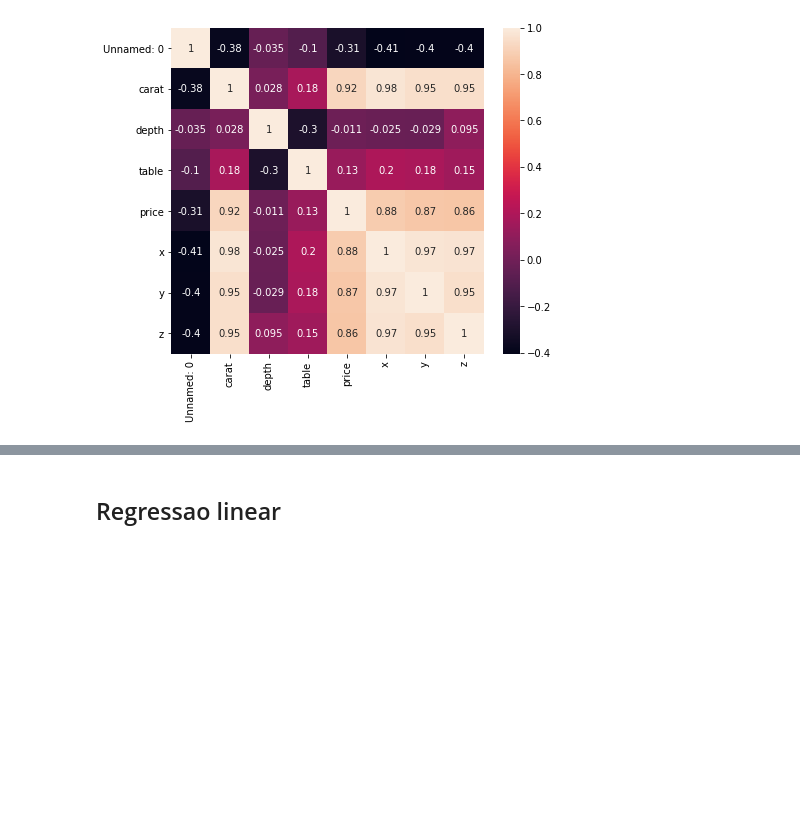
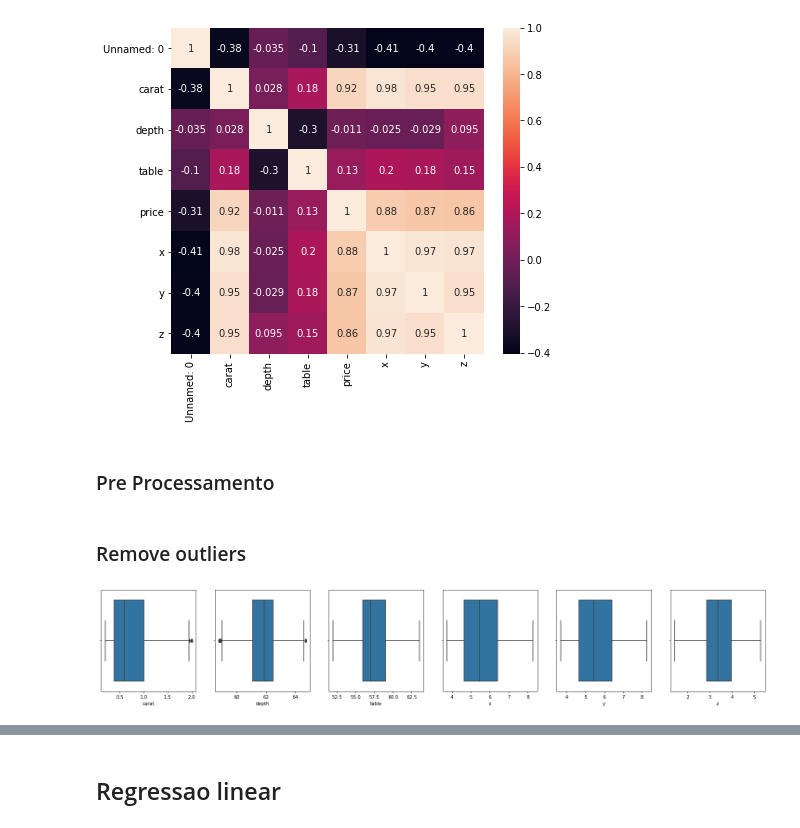
Before and after one commit to Diego07101985/mineracao-dados, a Jupyter notebook: mineracao_dados.ipynb, the cells around one changed output, grey strips where cells are left out. Cells and saved outputs as stored; diff of their text form; code cells hidden in the pictures; blank space fills up the shorter version.

Commit message:
remove outliers

```diff
--- a/mineracao_dados.ipynb
+++ b/mineracao_dados.ipynb
@@ -496,3 +497,50 @@ sns.heatmap(correlation, annot=True)
 plt.show()
 # %% [output]
 [figure]
+# %% [markdown]
+### Pre Processamento
+# %% [markdown]
+### Remove outliers
+# %%
+df_number_type = df_diamonds.select_dtypes(exclude='O').columns[1:]
+
+def range_for_remove_outliers(attr):
+    df_attr = df_diamonds[attr]
+    q3 = df_attr.quantile(q=0.75)
+    q1 = df_attr.quantile(q=0.25)
+
+#     print(f"Q3 = {q3}")
+#     print(f"Q1 = {q1}")
+    IQR  = q3 - q1
+    min_IQR = q1 - 1.5 * IQR
+    max_IQR = q3 + 1.5 * IQR
+
+    return (min_IQR,max_IQR)
+
+def remove_outlier(df_in, col_name):
+    range_iqr = range_for_remove_outliers(col_name)
+    df_out = df_in[~((df_in < range_iqr[0]) |(df_in > range_iqr[1])).any(axis=1)]
+    return df_out
+
+
+df_diamonds_ro = remove_outlier(df_diamonds, df_number_type)
+
+
+df_diamonds_ro.to_csv('datasets/diamonds_remove_outliers.csv',index=False)
+# %%
+import seaborn as sns
+import matplotlib.pyplot as plt
+
+
+df_number_type = df_diamonds_ro.select_dtypes(exclude='O')
+df_without_price = df_number_type.drop("price", axis = 'columns')
+
+plt.figure(figsize=(30,4))
+for i,feature in enumerate(df_without_price.columns[1:].tolist(),1):
+    plt.subplot(1,7,i)
+    sns.boxplot(x=df_number_type[feature])
+
+
+plt.show()
+# %% [output]
+[figure, added]
```
Also changed, not shown: parts of 7 cells of this notebook, 2 other files.
